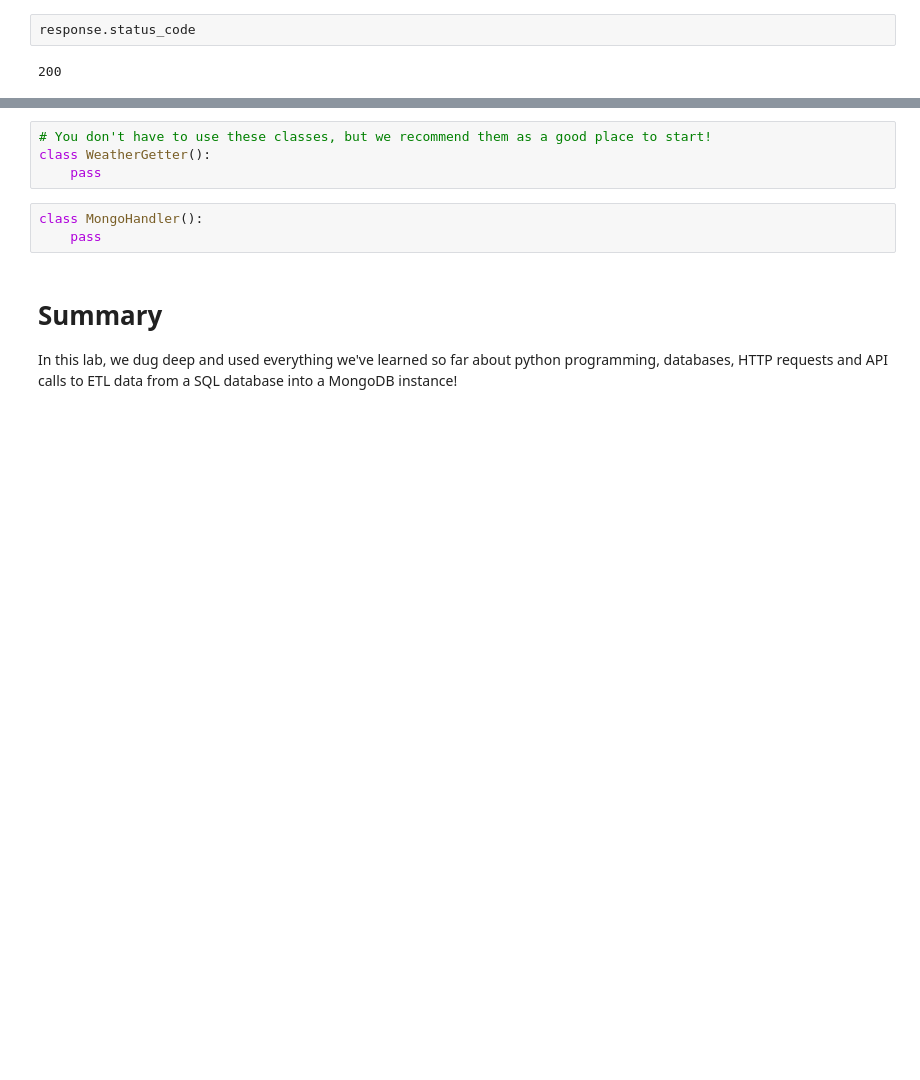
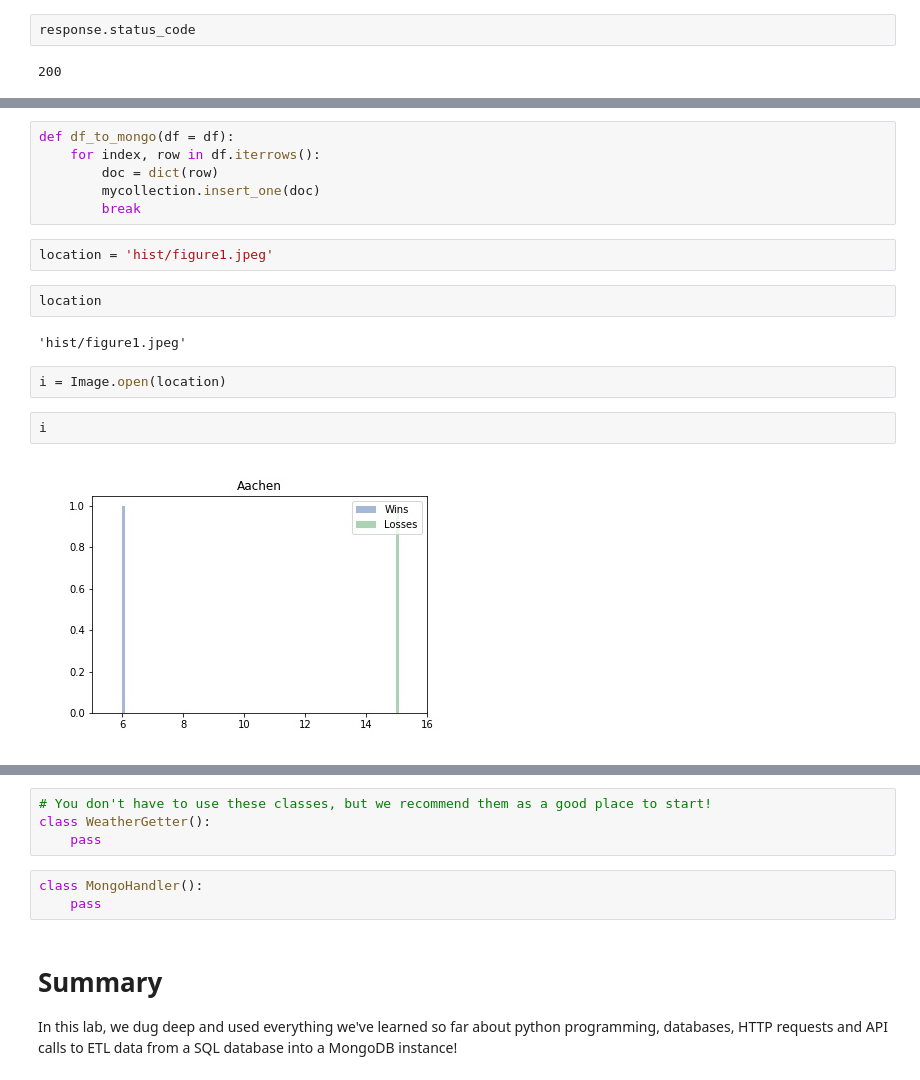
Before and after one commit to lraichik/dsc-mod-2-lab-online-ds-ft-051319, a Jupyter notebook: index.ipynb, the cells around one changed output, grey strips where cells are left out. Cells and saved outputs as stored; diff of their text form; blank space fills up the shorter version.

```diff
--- a/index.ipynb
+++ b/index.ipynb
@@ -251,0 +908,18 @@ print(response.text)
+# %%
+def df_to_mongo(df = df):
+    for index, row in df.iterrows():
+        doc = dict(row)
+        mycollection.insert_one(doc)
+        break
+# %%
+location = 'hist/figure1.jpeg'
+# %%
+location
+# %% [output]
+'hist/figure1.jpeg'
+# %%
+i = Image.open(location)
+# %%
+i
+# %% [output]
+[figure, added]
```
Also changed, not shown: parts of 131 cells of this notebook.
